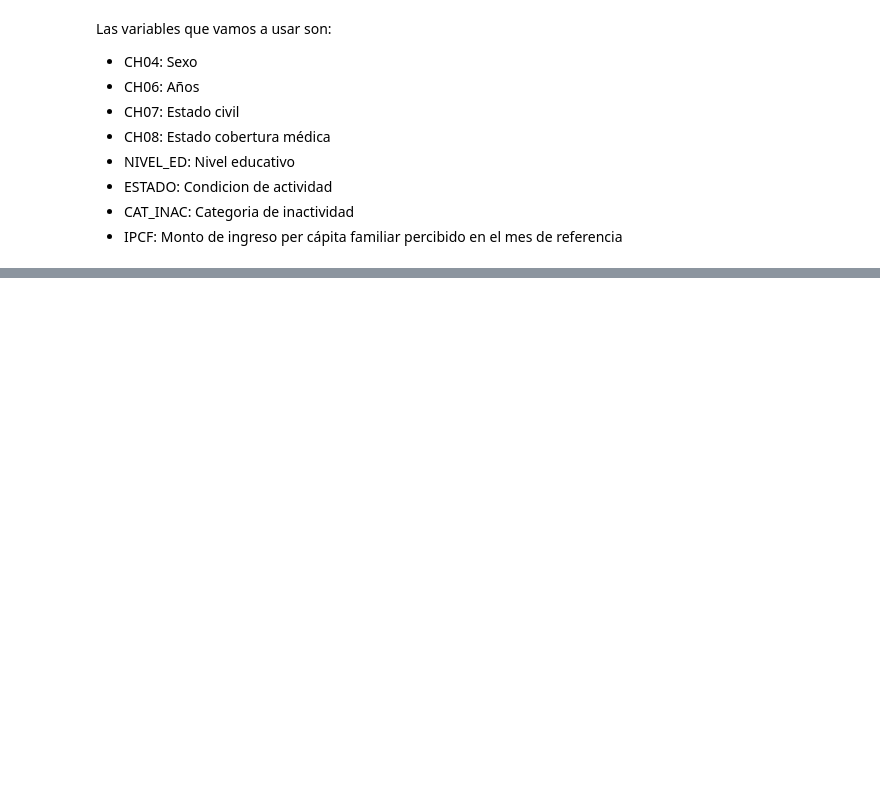
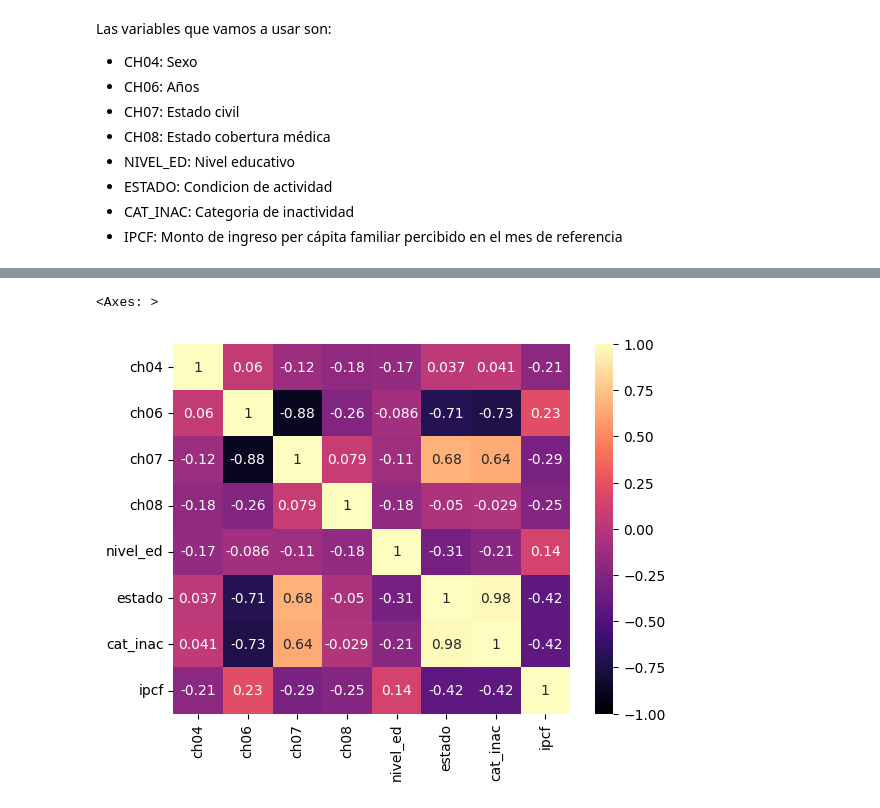
Before and after one commit to AngelaNavajas/CC408-T1-4, a Jupyter notebook: TP3/TP3.ipynb, the cells around one changed output, grey strips where cells are left out. Drawn from its saved outputs; the diff is of its cells as text; code cells hidden in the pictures; blank space fills up the shorter version.

```diff
--- a/TP3/TP3.ipynb
+++ b/TP3/TP3.ipynb
@@ -191,11 +197,29 @@ base_prelimpieza1 = base_prelimpieza[base_prelimpieza['ch06'] >= 0]
 # %%
-valores_negativos = base_prelimpieza1[base_prelimpieza1['ipcf'] < 0]
-cantidad_negativos = len(valores_negativos)
+# VALORES NEGATIVOS EN INGRESO POR CIRCULO FAMILIAR
+
+valores_negativos_ipcf = base_limpia[base_limpia['ipcf'] < 0]
+# cantidad de datos negativos
+cantidad_negativos_ipcf = len(valores_negativos_ipcf)
 # Mostrar resultados
-print(f'Cantidad de valores negativos en "ipcf": {cantidad_negativos}')
-if cantidad_negativos > 0:
-    print('Valores negativos encontrados:')
-    print(valores_negativos['ipcf'])
-else:
-    print('No se encontraron valores negativos en "ipcf".')
+print("Cantidad de valores negativos en variable ipcf:", cantidad_negativos_ipcf)
+
+# me quedo con los valores mayores o iguales a 0. Como no hay valores negativos, no saca ninguno
+base_limpia = base_prelimpieza[base_prelimpieza['ipcf'] >= 0]
+
+
+# PORQUE ESTAN ESTAS ACA? NOS SIRVEN PARA EL PUNTO ES
+
+# Calcular cada estadística por separado
+count_ipcf = base_limpia['ipcf'].count()
+mean_ipcf = base_limpia['ipcf'].mean()
+std_ipcf = base_limpia['ipcf'].std()
+min_ipcf = base_limpia['ipcf'].min()
+max_ipcf = base_limpia['ipcf'].max()
+
+# Mostrar las estadísticas
+print(f"cantidad: {count_ipcf}")
+print(f"media: {mean_ipcf:.2f}")
+print(f"desvio estandar: {std_ipcf:.2f}")
+print(f"minimo: {min_ipcf:.2f}")
+print(f"maximo: {max_ipcf:.2f}")
 # %% [output]
@@ -263,0 +276,10 @@ plt.show()
+# %%
+# Lista de variables para al correlacion: no uso las categoricas per se, sino las modificadas
+variables_corr =  base_limpia[['ch04', 'ch06', 'ch07', 'ch08', 'nivel_ed', 'estado', 'cat_inac', 'ipcf']]
+# %%
+# lo saque del 2do link
+matriz_corr = variables_corr.corr()
+sns.heatmap(matriz_corr.corr(), vmin =- 1, vmax =+ 1, annot = True, cmap = "magma")
+# %% [output]
+<Axes: >
+[figure, added]
```
Also changed, not shown: parts of 20 cells of this notebook.
